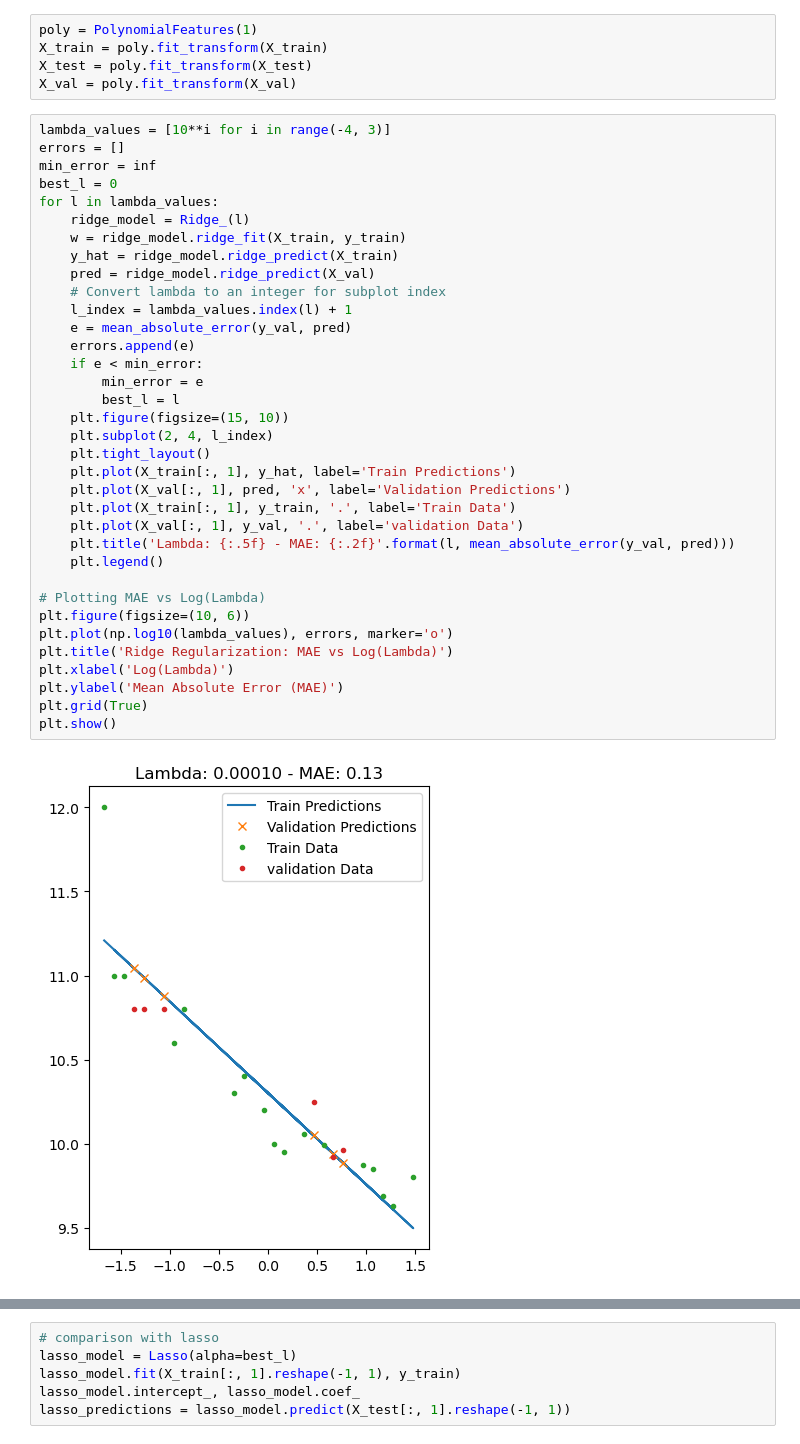
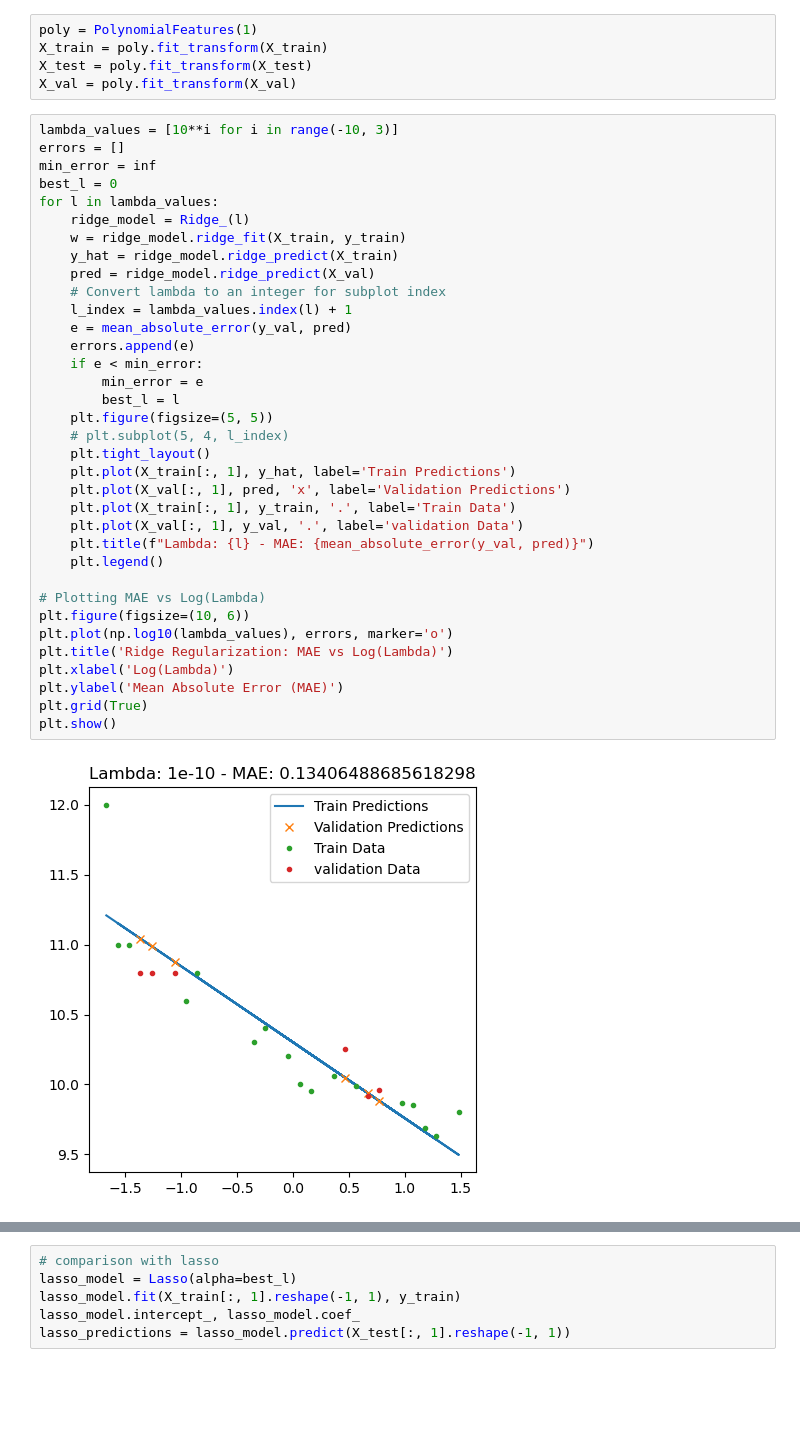
Before and after one commit to sararst/Malis, a Jupyter notebook: proj3/task2 copy.ipynb, the cells around one changed output, grey strips where cells are left out. Saved outputs shown, nothing was run; the diff lists cells and outputs as text; blank space fills up the shorter version.

```diff
--- a/proj3/task2 copy.ipynb
+++ b/proj3/task2 copy.ipynb
@@ -40,39 +40,39 @@ X_train = poly.fit_transform(X_train)
 X_test = poly.fit_transform(X_test)
 X_val = poly.fit_transform(X_val)
 # %%
-lambda_values = [10**i for i in range(-4, 3)]
+lambda_values = [10**i for i in range(-10, 3)]
 errors = []
 min_error = inf
 best_l = 0
 for l in lambda_values:
     ridge_model = Ridge_(l)
     w = ridge_model.ridge_fit(X_train, y_train)
     y_hat = ridge_model.ridge_predict(X_train)
     pred = ridge_model.ridge_predict(X_val)
     # Convert lambda to an integer for subplot index
     l_index = lambda_values.index(l) + 1
     e = mean_absolute_error(y_val, pred)
     errors.append(e)
     if e < min_error:
         min_error = e
         best_l = l
-    plt.figure(figsize=(15, 10))
-    plt.subplot(2, 4, l_index)
+    plt.figure(figsize=(5, 5))
+    # plt.subplot(5, 4, l_index)
     plt.tight_layout()
     plt.plot(X_train[:, 1], y_hat, label='Train Predictions')
     plt.plot(X_val[:, 1], pred, 'x', label='Validation Predictions')
     plt.plot(X_train[:, 1], y_train, '.', label='Train Data')
     plt.plot(X_val[:, 1], y_val, '.', label='validation Data')
-    plt.title('Lambda: {:.5f} - MAE: {:.2f}'.format(l, mean_absolute_error(y_val, pred)))
+    plt.title(f"Lambda: {l} - MAE: {mean_absolute_error(y_val, pred)}")
     plt.legend()
 
 # Plotting MAE vs Log(Lambda)
 plt.figure(figsize=(10, 6))
 plt.plot(np.log10(lambda_values), errors, marker='o')
 plt.title('Ridge Regularization: MAE vs Log(Lambda)')
 plt.xlabel('Log(Lambda)')
 plt.ylabel('Mean Absolute Error (MAE)')
 plt.grid(True)
 plt.show()
 # %% [output]
-[figure, old version]
+[figure, new version]
```
Also changed, not shown: parts of 7 cells of this notebook, 1 other file.
